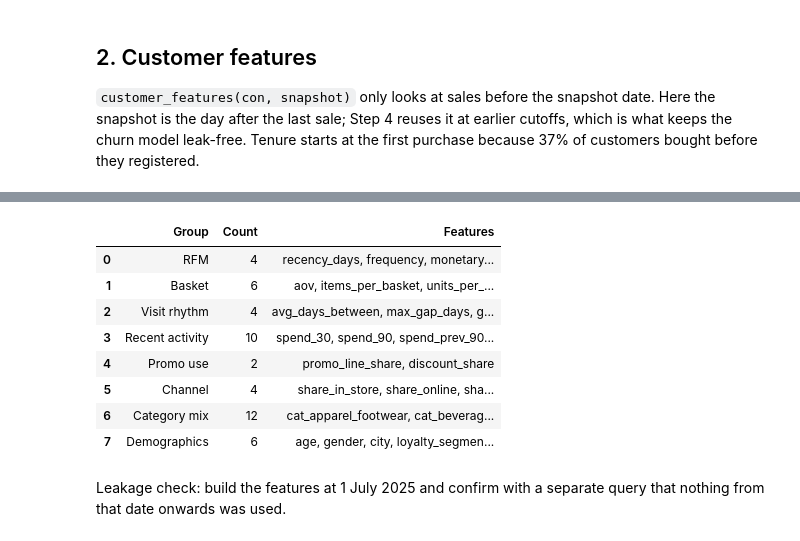
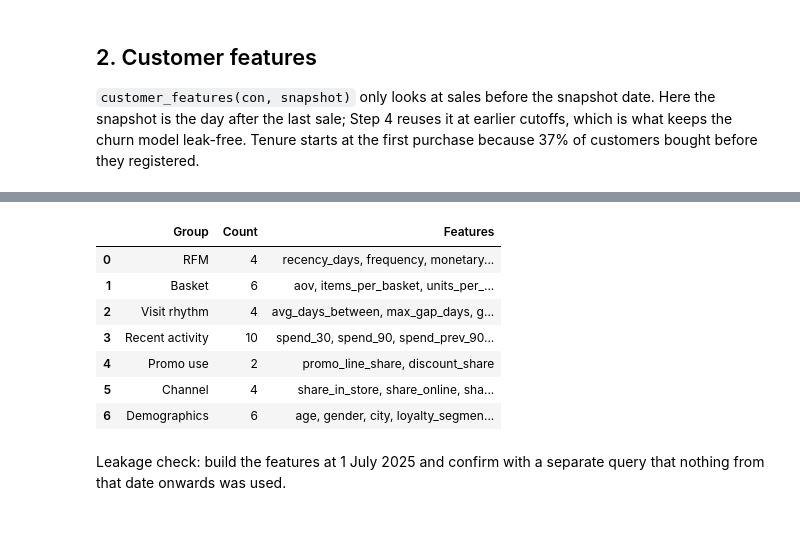
Before and after one commit to Lonishri21/retailpulse, a Jupyter notebook: notebooks/02_feature_engineering.ipynb, the cells around one changed output, grey strips where cells are left out. Drawn from its saved outputs; the diff is of its cells as text; code cells hidden in the pictures.

```diff
--- a/notebooks/02_feature_engineering.ipynb
+++ b/notebooks/02_feature_engineering.ipynb
@@ -88,27 +84,25 @@ cust.head()
 # %%
 groups = {
     'RFM':              ['recency_days', 'frequency', 'monetary', 'tenure_days'],
     'Basket':           ['aov', 'items_per_basket', 'units_per_basket', 'n_lines', 'units', 'unique_skus'],
     'Visit rhythm':     ['avg_days_between', 'max_gap_days', 'gap_std_days', 'overdue_ratio'],
     'Recent activity':  ['spend_30', 'spend_90', 'spend_prev_90', 'spend_180', 'spend_365',
                          'visits_30', 'visits_90', 'visits_prev_90', 'spend_trend_90', 'visits_trend_90'],
     'Promo use':        ['promo_line_share', 'discount_share'],
     'Channel':          ['share_in_store', 'share_online', 'share_mobile_app', 'preferred_channel_share'],
-    'Category mix':     [c for c in cust.columns if c.startswith('cat_')],
     'Demographics':     ['age', 'gender', 'city', 'loyalty_segment', 'preferred_channel', 'days_since_registration'],
 }
 assert sorted(c for cols in groups.values() for c in cols) == sorted(cust.columns), 'every feature belongs to one group'
 pd.DataFrame([{'Group': g, 'Count': len(c), 'Features': ', '.join(c)} for g, c in groups.items()])
 # %% [output]
 |  | Group | Count | Features |
 | 0 | RFM | 4 | recency_days, frequency, monetary... |
 | 1 | Basket | 6 | aov, items_per_basket, units_per_... |
 | 2 | Visit rhythm | 4 | avg_days_between, max_gap_days, g... |
 | 3 | Recent activity | 10 | spend_30, spend_90, spend_prev_90... |
 | 4 | Promo use | 2 | promo_line_share, discount_share |
 | 5 | Channel | 4 | share_in_store, share_online, sha... |
-| 6 | Category mix | 12 | cat_apparel_footwear, cat_beverag... |
-| 7 | Demographics | 6 | age, gender, city, loyalty_segmen... |
+| 6 | Demographics | 6 | age, gender, city, loyalty_segmen... |
 # %% [markdown]
 Leakage check: build the features at 1 July 2025 and confirm with a separate query that nothing from that date onwards was used.
 # %%
```
Also changed, not shown: parts of 19 cells of this notebook, 22 other files.
